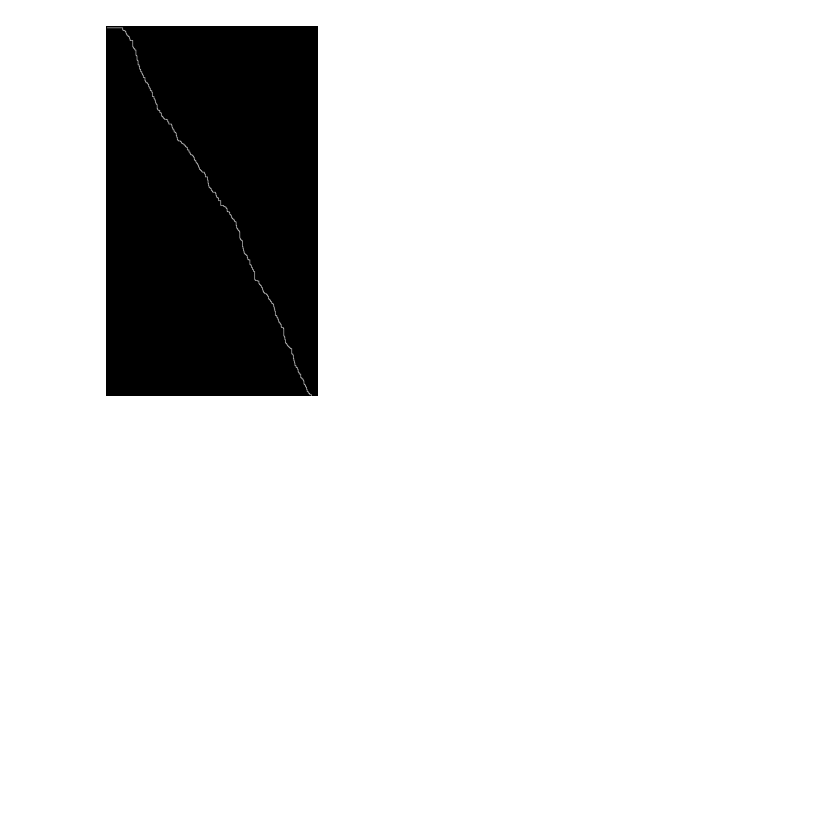
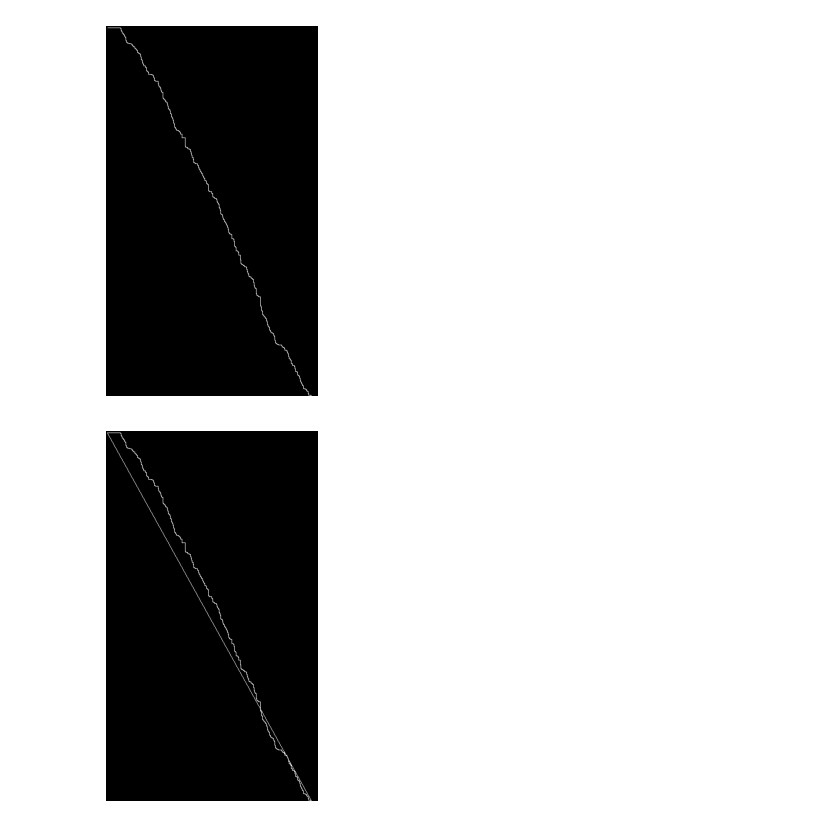
Before and after one commit to wolosj/OpenCV, a Jupyter notebook: cvProj.ipynb, the cells around one changed output. Saved outputs shown, nothing was run; the diff lists cells and outputs as text; code cells hidden in the pictures; blank space fills up the shorter version.

```diff
--- a/cvProj.ipynb
+++ b/cvProj.ipynb
@@ -43,0 +44,31 @@ def connectLines(mat, pt1, pt2):
+# %%
+def drawLine(cp, start, end):
+    arr = np.copy(cp)
+    y1, x1 = start
+    y2, x2 = end
+    dx = abs(x2 - x1)
+    dy = abs(y2 - y1)
+    x, y = x1, y1
+    sx = -1 if x1 > x2 else 1
+    sy = -1 if y1 > y2 else 1
+
+    if dx > dy:
+        err = dx / 2.0
+        while x != x2:
+            arr[y][x] = 255
+            err -= dy
+            if err < 0:
+                y += sy
+                err += dx
+            x += sx
+    else:
+        err = dy / 2.0
+        while y != y2:
+            arr[y][x] = 255
+            err -= dx
+            if err < 0:
+                x += sx
+                err += dy
+            y += sy
+    arr[y][x] = 255
+    return arr
@@ -44,15 +95,19 @@ def connectLines(mat, pt1, pt2):
 # %%
 a = np.zeros((700,400), int)
 pt1 = (3, 2)
 pt2 = (699, 387)
 a[pt1] = 1
 a[pt2] = 1
-connectLines(a, pt1, pt2)
+a = connectLines(a, pt1, pt2)
+plt.imshow(a, cmap='gray')
+plt.axis('off')
+plt.show()
+
+a = drawLine(a, pt1, pt2)
+plt.imshow(a, cmap='gray')
+plt.axis('off')
+plt.show()
+# %% [output]
+[figure, added]
+[figure, added]
-# %%
-# plt.plot(a)
-plt.imshow(a, cmap='gray')
-plt.axis('off')
-plt.show()
-# %% [output]
-[figure, removed]
 # %%
```
Also changed, not shown: parts of 17 cells of this notebook, 2 other files.
